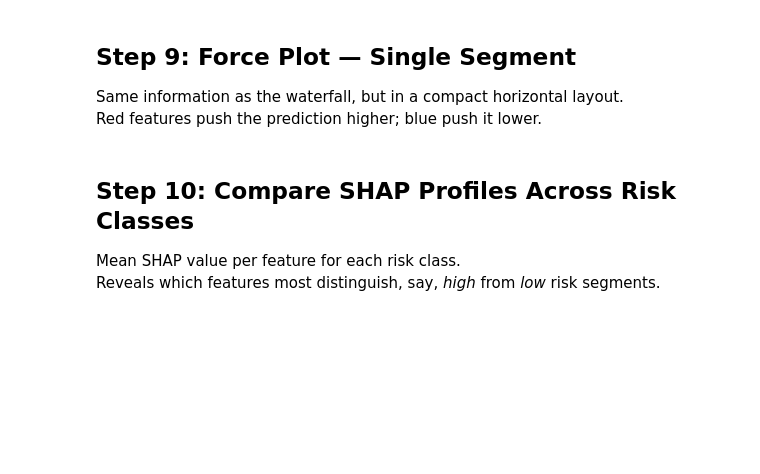
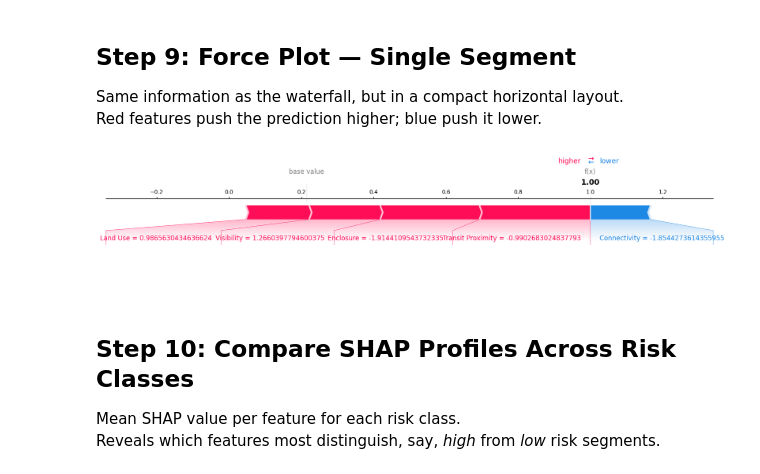
Before and after one commit to modnas-m/MaCAD26-G01-DataEncoding, a Jupyter notebook: notebooks/07_SHAP.ipynb, the cells around one changed output. Drawn from its saved outputs; the diff is of its cells as text; code cells hidden in the pictures; blank space fills up the shorter version.

```diff
--- a/notebooks/07_SHAP.ipynb
+++ b/notebooks/07_SHAP.ipynb
@@ -195,12 +268,14 @@ Same information as the waterfall, but in a compact horizontal layout.
 Red features push the prediction higher; blue push it lower.
 # %%
 shap.force_plot(
-    base_value    = explainer.expected_value[predicted_class_idx],
+    base_value    = base_values[SAMPLE_IDX, predicted_class_idx],
     shap_values   = shap_values.values[SAMPLE_IDX, :, predicted_class_idx],
     features      = X_df.iloc[SAMPLE_IDX],
     feature_names = FEATURE_LABELS,
     matplotlib    = True
 )
+# %% [output]
+[figure, added]
 # %% [markdown]
 ## Step 10: Compare SHAP Profiles Across Risk Classes
 
```
Also changed, not shown: parts of 11 cells of this notebook, 2 other files.
